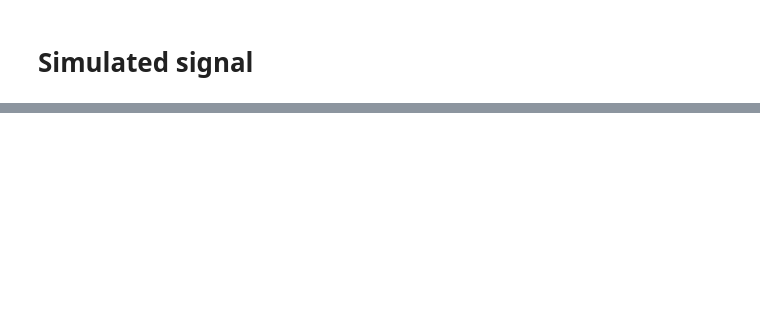
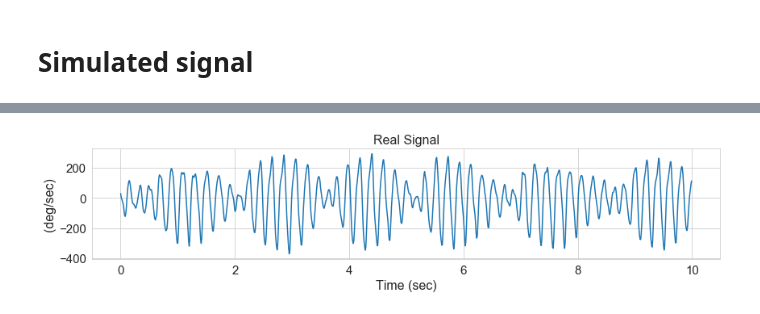
Before and after one commit to Bjarten/flc-based-filters, a Jupyter notebook: Tremor Signals.ipynb, the cells around one changed output, grey strips where cells are left out. Drawn from its saved outputs; the diff is of its cells as text; code cells hidden in the pictures; blank space fills up the shorter version.

```diff
--- a/Tremor Signals.ipynb
+++ b/Tremor Signals.ipynb
@@ -74,0 +82,21 @@ plt.show()
+# %%
+import filereader as fr
+
+real_signal = fr.readFromFileChFig1()[0]
+# %%
+def plot_real_signal(signal):
+    timesteps = [i*0.01 for i in range(len(signal))]
+    # plot signal
+    plt.figure(figsize=(12, 3))
+    plt.title("Real Signal", size = 16)
+    plt.ylabel("(deg/sec)", size = 16)
+    plt.xlabel("Time (sec)", size = 16)
+    plt.xticks(size=15)
+    plt.yticks(size=15)
+    plt.plot(timesteps, signal)
+    plt.tight_layout()
+    plt.show()
+# %%
+plot_real_signal(real_signal)
+# %% [output]
+[figure, added]
```
Also changed, not shown: parts of 5 cells of this notebook.
